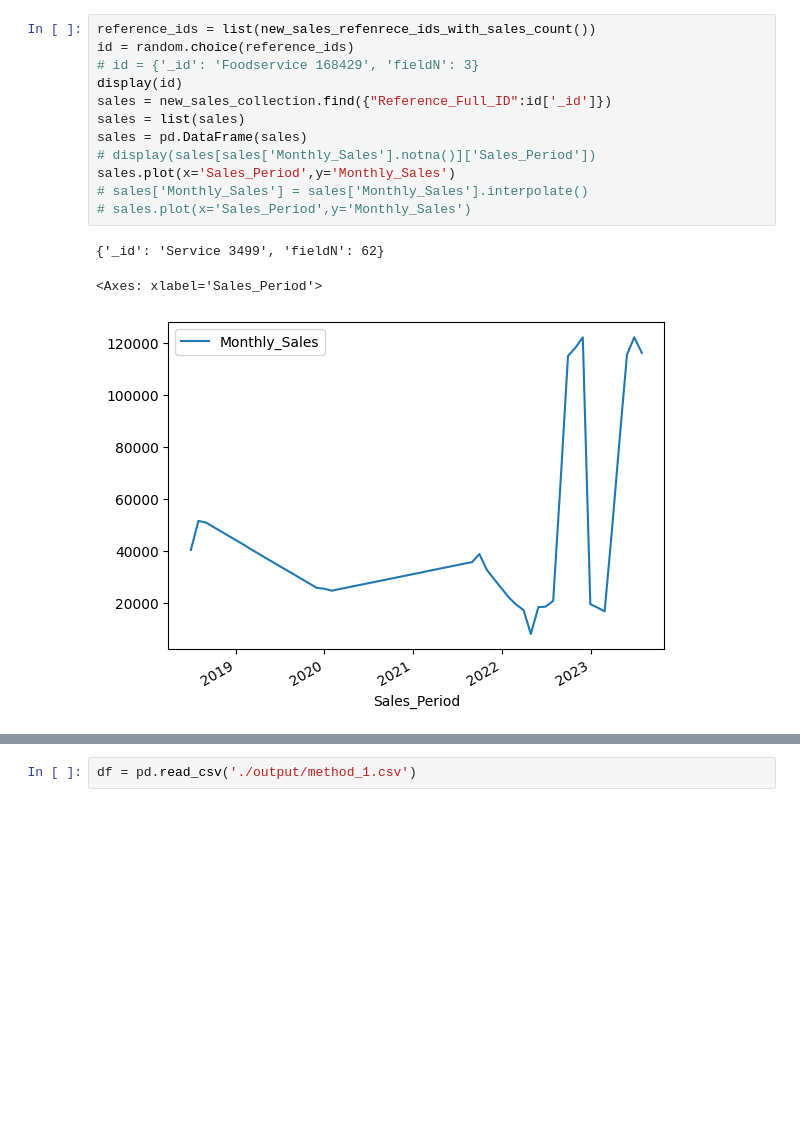
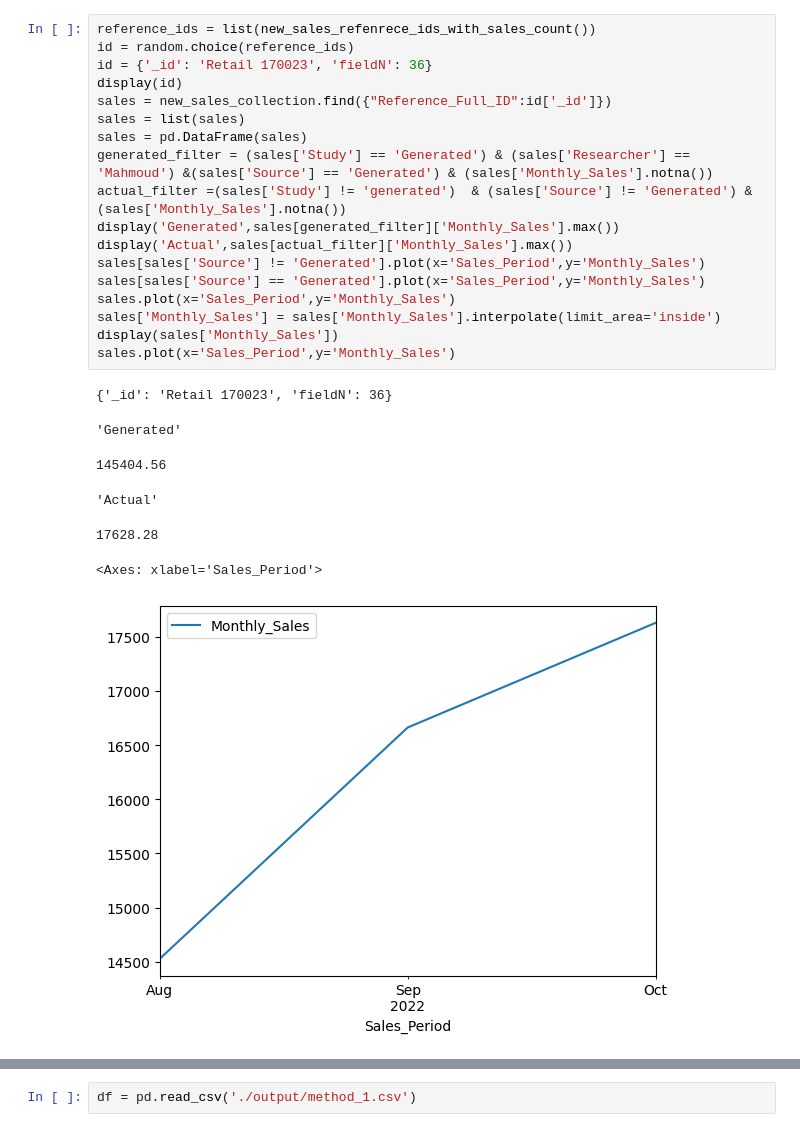
Before and after one commit to MahmoudAlawdh/newSalesGeneration, a Jupyter notebook: main.ipynb, the cells around one changed output, grey strips where cells are left out. Cells and saved outputs as stored; diff of their text form; blank space fills up the shorter version.

```diff
--- a/main.ipynb
+++ b/main.ipynb
@@ -103,16 +113,26 @@ tmp_df.plot(x='Sales_Period',y='Monthly_Sales')
 # %%
 reference_ids = list(new_sales_refenrece_ids_with_sales_count())
 id = random.choice(reference_ids)
-# id = {'_id': 'Foodservice 168429', 'fieldN': 3}
+id = {'_id': 'Retail 170023', 'fieldN': 36}
 display(id)
 sales = new_sales_collection.find({"Reference_Full_ID":id['_id']})
 sales = list(sales)
 sales = pd.DataFrame(sales)
-# display(sales[sales['Monthly_Sales'].notna()]['Sales_Period'])
+generated_filter = (sales['Study'] == 'Generated') & (sales['Researcher'] == 'Mahmoud') &(sales['Source'] == 'Generated') & (sales['Monthly_Sales'].notna())
+actual_filter =(sales['Study'] != 'generated')  & (sales['Source'] != 'Generated') & (sales['Monthly_Sales'].notna())
+display('Generated',sales[generated_filter]['Monthly_Sales'].max())
+display('Actual',sales[actual_filter]['Monthly_Sales'].max())
+sales[sales['Source'] != 'Generated'].plot(x='Sales_Period',y='Monthly_Sales')
+sales[sales['Source'] == 'Generated'].plot(x='Sales_Period',y='Monthly_Sales')
 sales.plot(x='Sales_Period',y='Monthly_Sales')
-# sales['Monthly_Sales'] = sales['Monthly_Sales'].interpolate()
-# sales.plot(x='Sales_Period',y='Monthly_Sales')
+sales['Monthly_Sales'] = sales['Monthly_Sales'].interpolate(limit_area='inside')
+display(sales['Monthly_Sales'])
+sales.plot(x='Sales_Period',y='Monthly_Sales')
 # %% [output]
-{'_id': 'Service 3499', 'fieldN': 62}
+{'_id': 'Retail 170023', 'fieldN': 36}
-<Axes: xlabel='Sales_Period'>
+'Generated'
+145404.56
+'Actual'
+17628.28
+<Axes: xlabel='Sales_Period'>
-[figure, old version]
+[figure, new version]
```
Also changed, not shown: parts of 7 cells of this notebook, 7 other files.
